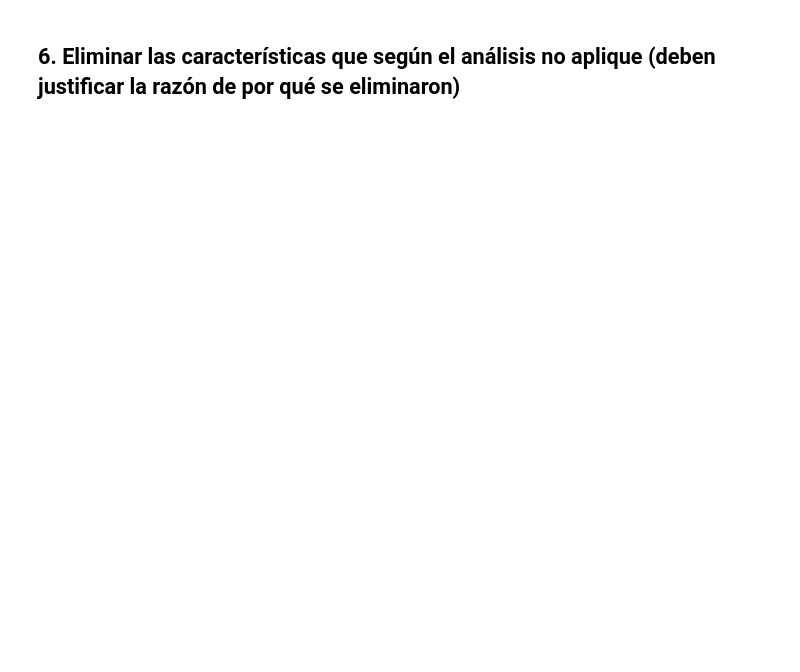
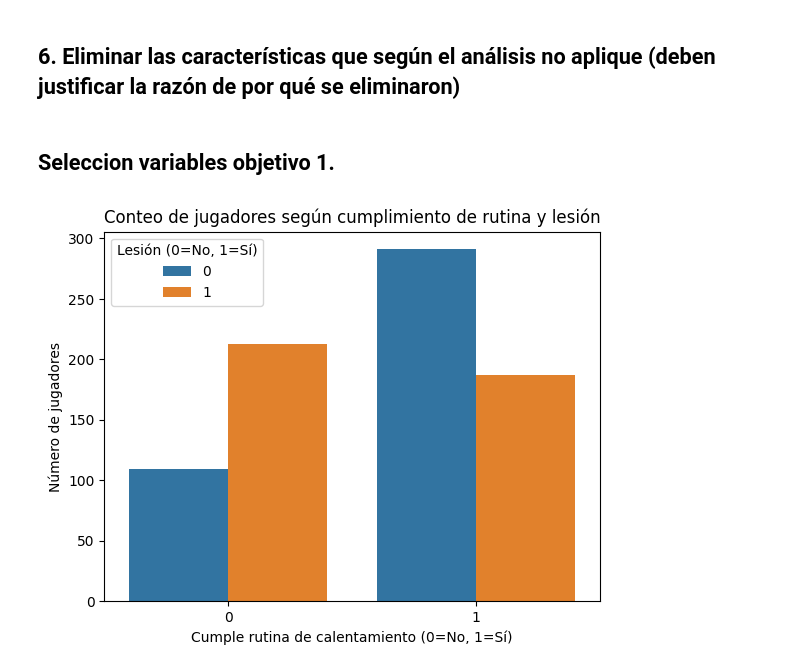
Before and after one commit to samegi/Proyecto4-IA, a Jupyter notebook: EDA/EDA_.ipynb, the cells around one changed output. Cells and saved outputs as stored; diff of their text form; code cells hidden in the pictures; blank space fills up the shorter version.

```diff
--- a/EDA/EDA_.ipynb
+++ b/EDA/EDA_.ipynb
@@ -243,2 +251,13 @@ plt.show()
 # %% [markdown]
 ## 6. Eliminar las características que según el análisis no aplique (deben justificar la razón de por qué se eliminaron)
+# %% [markdown]
+## Seleccion variables objetivo 1.
+# %%
+sns.countplot(data=df, x='Warmup_Routine_Adherence', hue='Injury_Next_Season')
+plt.title("Conteo de jugadores según cumplimiento de rutina y lesión")
+plt.xlabel("Cumple rutina de calentamiento (0=No, 1=Sí)")
+plt.ylabel("Número de jugadores")
+plt.legend(title="Lesión (0=No, 1=Sí)")
+plt.show()
+# %% [output]
+[figure, added]
```
Also changed, not shown: parts of 60 cells of this notebook, 1 other file.
